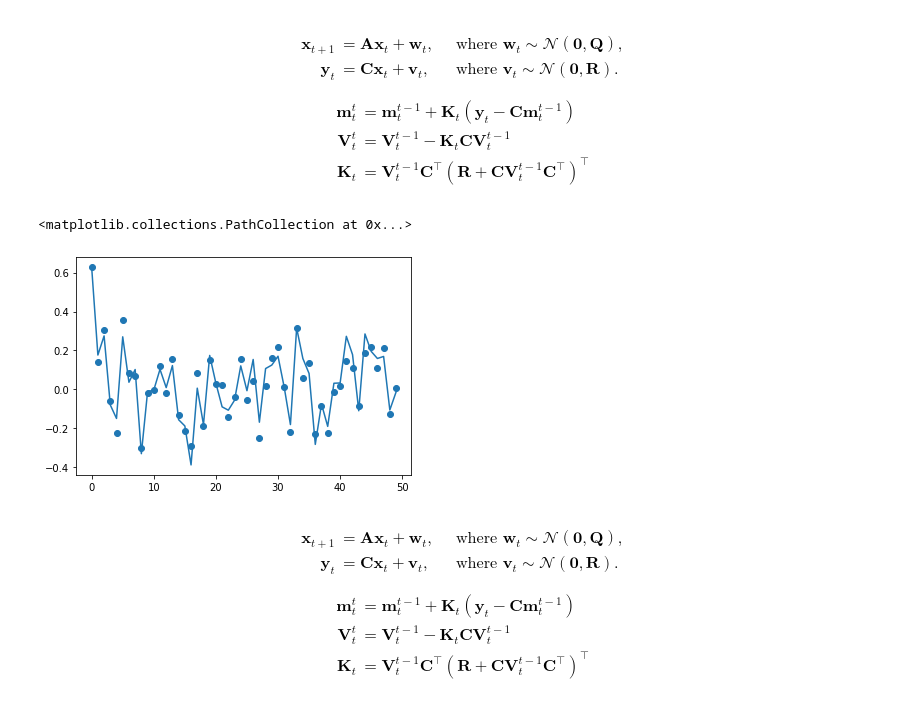
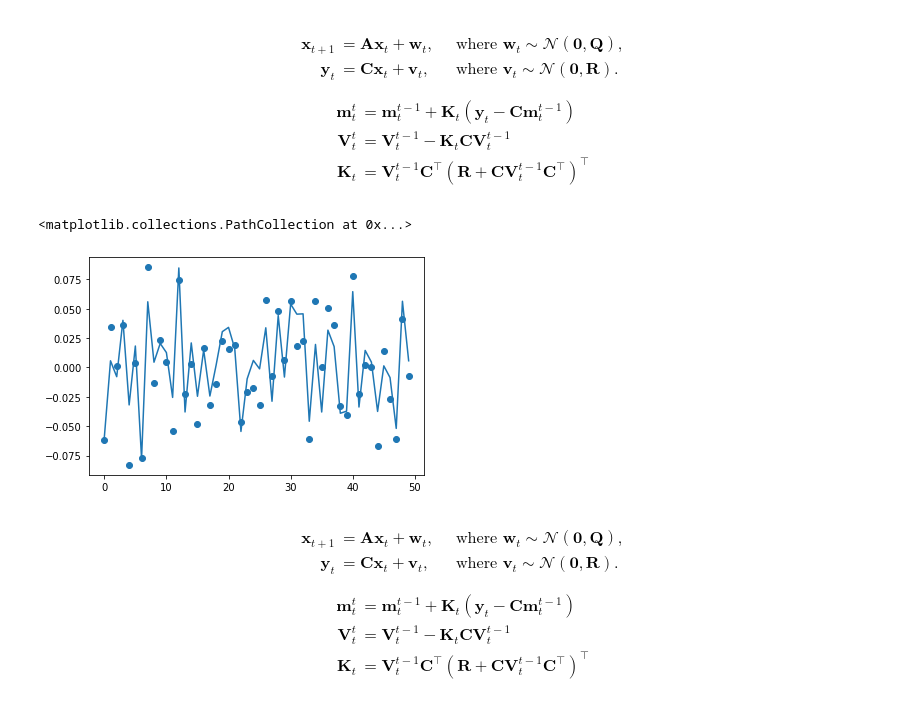
Before and after one commit to stratisMarkou/random-walks, a Jupyter notebook: content/misc/kalman/kalman.ipynb, the cells around one changed output. Saved outputs shown, nothing was run; the diff lists cells and outputs as text; code cells hidden in the pictures.

```diff
--- a/content/misc/kalman/kalman.ipynb
+++ b/content/misc/kalman/kalman.ipynb
@@ -37,29 +37,29 @@ def sample_trajectory(m0, S0, A, Q, C, R, num_points):
 
     return xs, y_means, ys
 # %%
-x_dim = 10
+x_dim = 2
 y_dim = 1
 
 m0 = np.zeros(x_dim,)
 S0 = 0.1 * np.eye(x_dim)
 
 np.random.seed(0)
 
 A = (2 * np.random.rand(x_dim, x_dim) - 1) / x_dim
 Q = 0.1 ** 2 * np.eye(x_dim)
 
 C = 2 * np.random.rand(y_dim, x_dim) - 1
-R = 0.05 ** 2 * np.eye(y_dim)
+R = 0.02 ** 2 * np.eye(y_dim)
 
 num_points = 50
 
 xs, y_means_true, ys = sample_trajectory(m0=m0, S0=S0, A=A, Q=Q, C=C, R=R, num_points=num_points)
 
 plt.plot(np.arange(num_points), y_means_true[:, 0])
 plt.scatter(np.arange(num_points), ys[:, 0])
 # %% [output]
 <matplotlib.collections.PathCollection at 0x...>
-[figure, old version]
+[figure, new version]
 # %% [markdown]
 \begin{align}
 \mathbf{x}_{t + 1} &= \mathbf{A}\mathbf{x}_t + \mathbf{w}_t, && \text{ where } \mathbf{w}_t \sim \mathcal{N}(\mathbf{0}, \mathbf{Q}), \\
```
Also changed, not shown: parts of 2 cells of this notebook.
